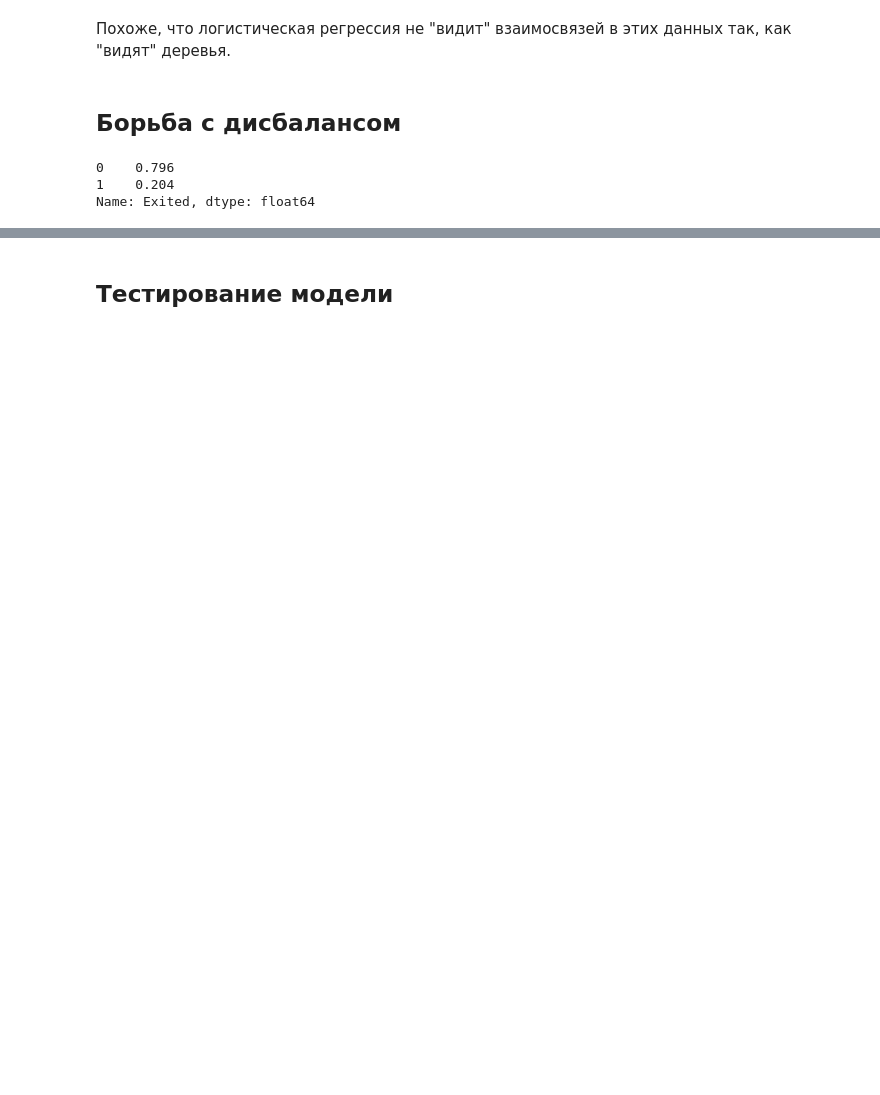
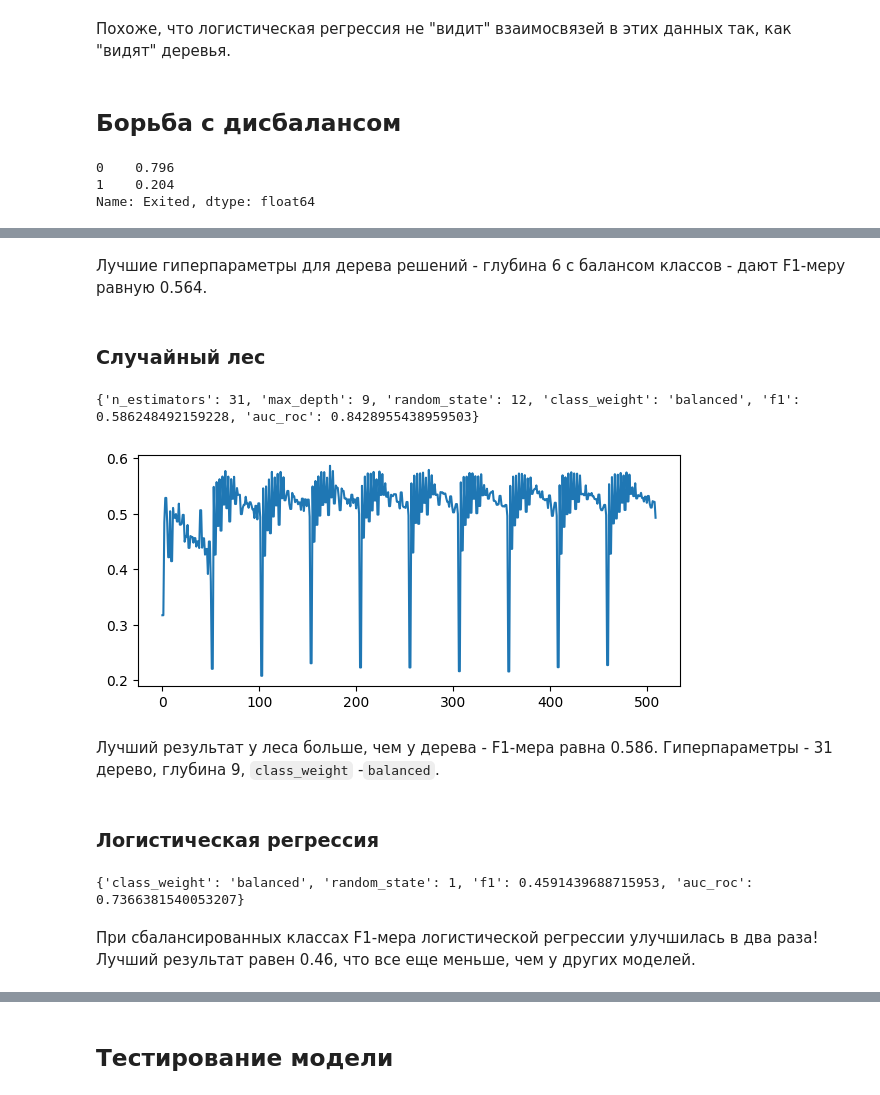
Before and after one commit to rrorchi/supervised-learning-project, a Jupyter notebook: notebook.ipynb, the cells around one changed output, grey strips where cells are left out. Drawn from its saved outputs; the diff is of its cells as text; code cells hidden in the pictures; blank space fills up the shorter version.

```diff
--- a/notebook.ipynb
+++ b/notebook.ipynb
@@ -863,0 +338,53 @@ auc-roc: 0.8542872610669221
+# %% [markdown]
+Лучшие гиперпараметры для дерева решений - глубина 6 с балансом классов - дают F1-меру равную 0.564.
+# %% [markdown]
+### Случайный лес
+# %%
+params_forest = {'n_estimators': list(range(1, 101, 10)),
+                 'max_depth': list(range(3, 20)),
+                 'random_state': [12],
+                 'class_weight': ['upsample', 'downsample', 'balanced']}
+score_tracker = []
+for trees in tqdm(params_forest['n_estimators']):
+    for depth in params_forest['max_depth']:
+        for class_weight in params_forest['class_weight']:
+            params_ = {'n_estimators': trees,
+                       'max_depth': depth,
+                       'random_state': 12,
+                       'class_weight': class_weight}
+            params_['f1'], params_['auc_roc'] = score_model(RandomForestClassifier, params_,
+                                                  features_train, target_train, features_valid, target_valid)
+            params_['class_weight'] = class_weight
+            score_tracker.append(params_)
+
+plt.figure(figsize=(7, 3))
+plt.plot([scores['f1'] for scores in score_tracker])
+forest_best = sorted(score_tracker, key=lambda x: x['f1'], reverse=True)[0]
+print(forest_best)
+# %% [output]
+{'n_estimators': 31, 'max_depth': 9, 'random_state': 12, 'class_weight': 'balanced', 'f1': 0.586248492159228, 'auc_roc': 0.8428955438959503}
+[figure, added]
+# %% [markdown]
+Лучший результат у леса больше, чем у дерева - F1-мера равна 0.586. Гиперпараметры - 31 дерево, глубина 9, `class_weight` -`balanced`.
+# %% [markdown]
+### Логистическая регрессия
+# %%
+params_logreg = {'solver': ['liblinear'],
+                 'random_state': [12],
+                 'class_weight': ['upsample', 'downsample', 'balanced']}
+
+score_tracker = []
+for class_weight in tqdm(params_logreg['class_weight']):
+        params_ = {'class_weight': class_weight,
+                   'random_state': 1}
+        params_['f1'], params_['auc_roc'] = score_model(LogisticRegression, params_,
+                                                  features_train, target_train, features_valid, target_valid)
+        params_['class_weight'] = class_weight
+        score_tracker.append(params_)
+
+log_best = sorted(score_tracker, key=lambda x: x['f1'], reverse=True)[0]
+print(log_best)
+# %% [output]
+{'class_weight': 'balanced', 'random_state': 1, 'f1': 0.4591439688715953, 'auc_roc': 0.7366381540053207}
+# %% [markdown]
+При сбалансированных классах F1-мера логистической регрессии улучшилась в два раза! Лучший результат равен 0.46, что все еще меньше, чем у других моделей.
```
Also changed, not shown: parts of 44 cells of this notebook, 1 other file.
